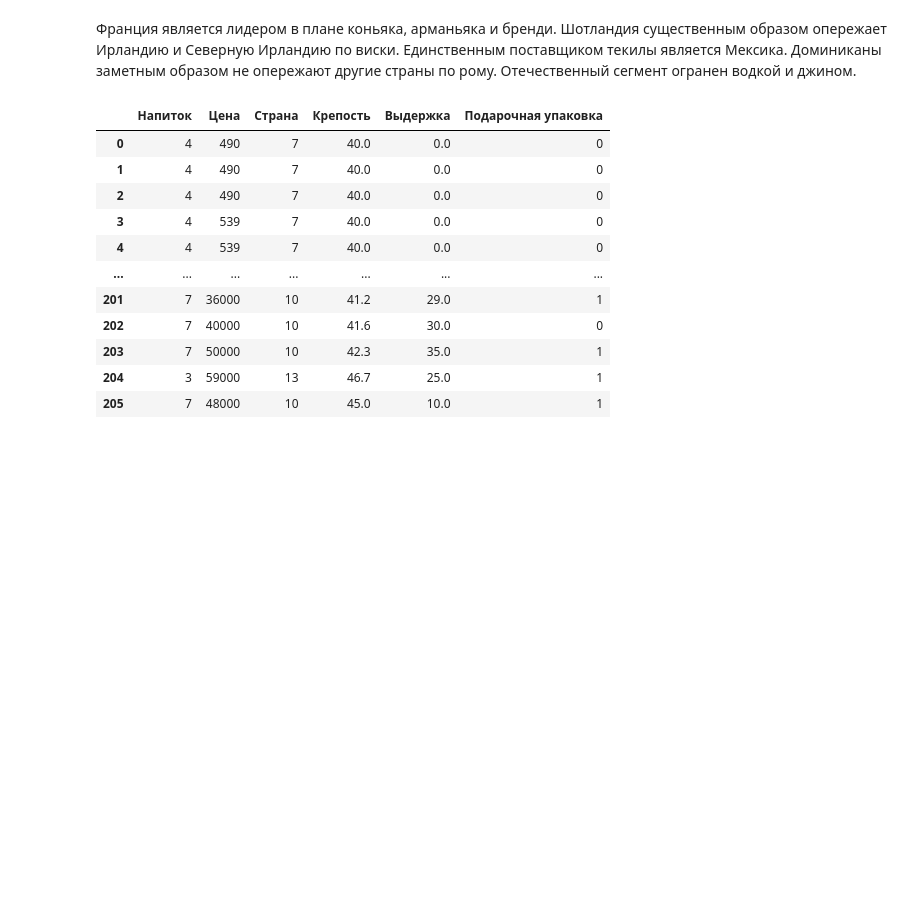
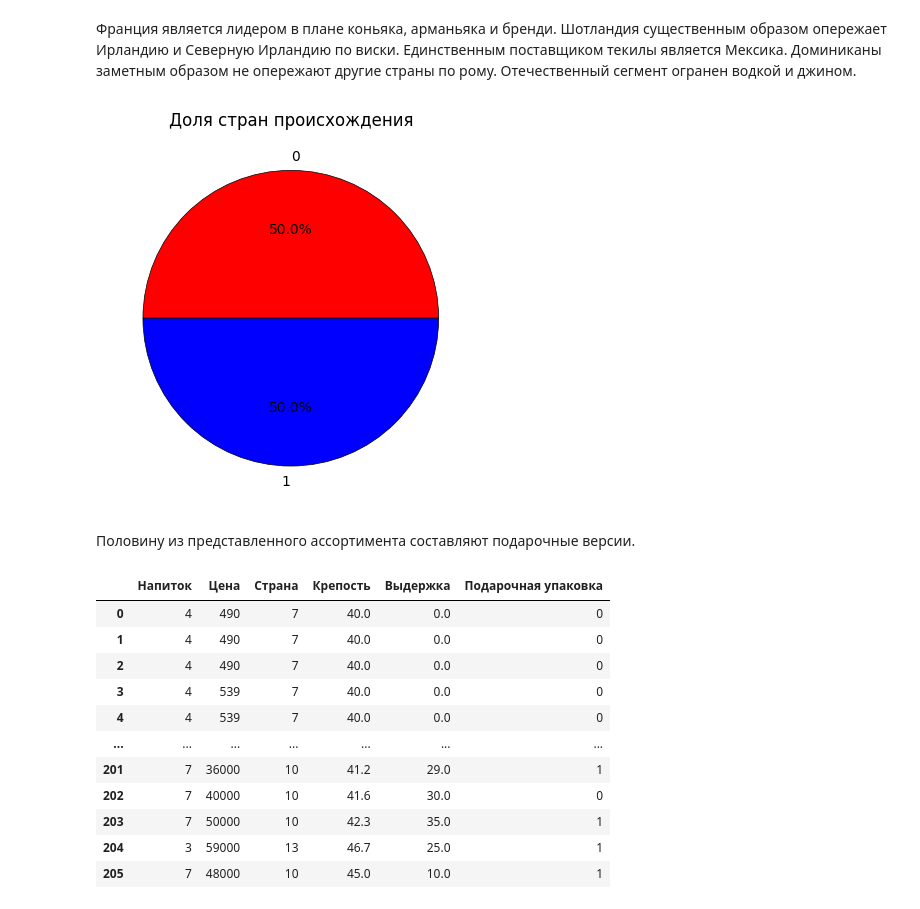
Before and after one commit to avkolchin1995/Spirits-Clustering, a Jupyter notebook: Spirits-Clustering.ipynb, the cells around one changed output. Cells and saved outputs as stored; diff of their text form; code cells hidden in the pictures; blank space fills up the shorter version.

```diff
--- a/Spirits-Clustering.ipynb
+++ b/Spirits-Clustering.ipynb
@@ -102,6 +102,23 @@ plt.show()
 [figure]
 # %% [markdown]
 Франция является лидером в плане коньяка, арманьяка и бренди. Шотландия существенным образом опережает Ирландию и Северную Ирландию по виски. Единственным поставщиком текилы является Мексика. Доминиканы заметным образом не опережают другие страны по рому. Отечественный сегмент огранен водкой и джином.
+# %%
+# Доля подарочных версий
+df['Подарочная упаковка'].value_counts().plot.pie(
+    autopct='%.1f%%',
+    wedgeprops={
+        'edgecolor': 'black',
+        'linewidth': 0.5,
+        'linestyle': '-'},
+        colors = ['red','blue']
+    )
+plt.title('Доля стран происхождения')
+plt.ylabel('')
+plt.show()
+# %% [output]
+[figure, added]
+# %% [markdown]
+Половину из представленного ассортимента составляют подарочные версии.
 # %%
 # Разметка текстовых данных в таблице
 le = LabelEncoder()
```
